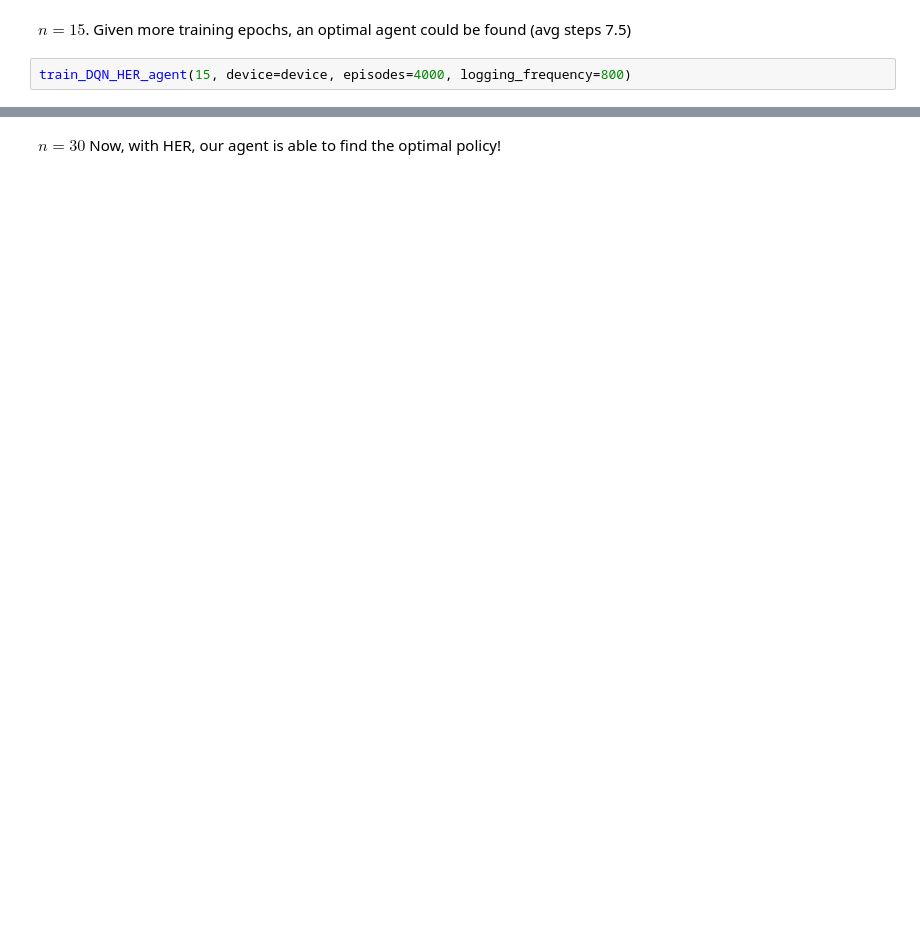
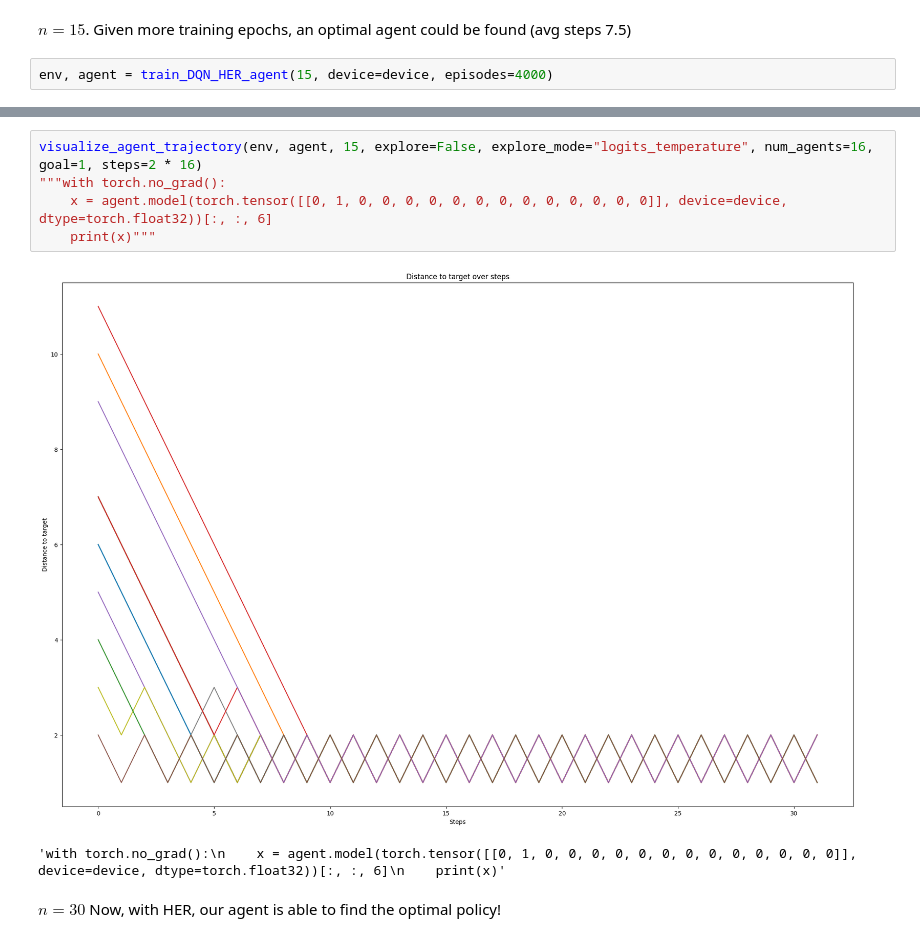
Before and after one commit to louis845/BitSeqRLToyProblem, a Jupyter notebook: bitflipping_dqn_her_implementation.ipynb, the cells around one changed output, grey strips where cells are left out. Drawn from its saved outputs; the diff is of its cells as text; blank space fills up the shorter version.

```diff
--- a/bitflipping_dqn_her_implementation.ipynb
+++ b/bitflipping_dqn_her_implementation.ipynb
@@ -205,5 +329,5 @@ Episode: 199/1000, Epsilon: 0.3669578217261671, Success rate: 0.00, Avg steps to
 # %% [markdown]
 $n=15$. Given more training epochs, an optimal agent could be found (avg steps 7.5)
 # %%
-train_DQN_HER_agent(15, device=device, episodes=4000, logging_frequency=800)
+env, agent = train_DQN_HER_agent(15, device=device, episodes=4000)
 # %% [output]
@@ -223,3 +354,11 @@ Episode: 3999/4000, Epsilon: 0.01, Success rate: 0.00, Avg steps to success: 51.
+# %%
+visualize_agent_trajectory(env, agent, 15, explore=False, explore_mode="logits_temperature", num_agents=16, goal=1, steps=2 * 16)
+"""with torch.no_grad():
+    x = agent.model(torch.tensor([[0, 1, 0, 0, 0, 0, 0, 0, 0, 0, 0, 0, 0, 0, 0]], device=device, dtype=torch.float32))[:, :, 6]
+    print(x)"""
+# %% [output]
+[figure, added]
+'with torch.no_grad():\n    x = agent.model(torch.tensor([[0, 1, 0, 0, 0, 0, 0, 0, 0, 0, 0, 0, 0, 0, 0]], device=device, dtype=torch.float32))[:, :, 6]\n    print(x)'
 # %% [markdown]
 $n=30$ Now, with HER, our agent is able to find the optimal policy!
 # %%
```
Also changed, not shown: parts of 13 cells of this notebook, 17 other files.
